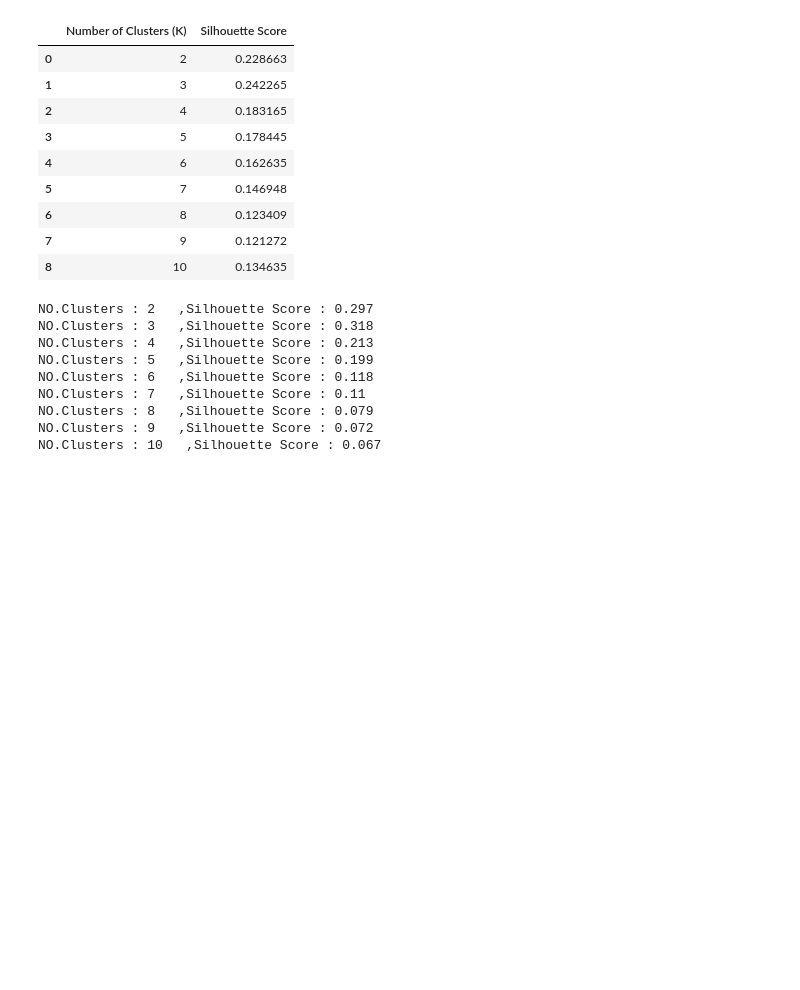
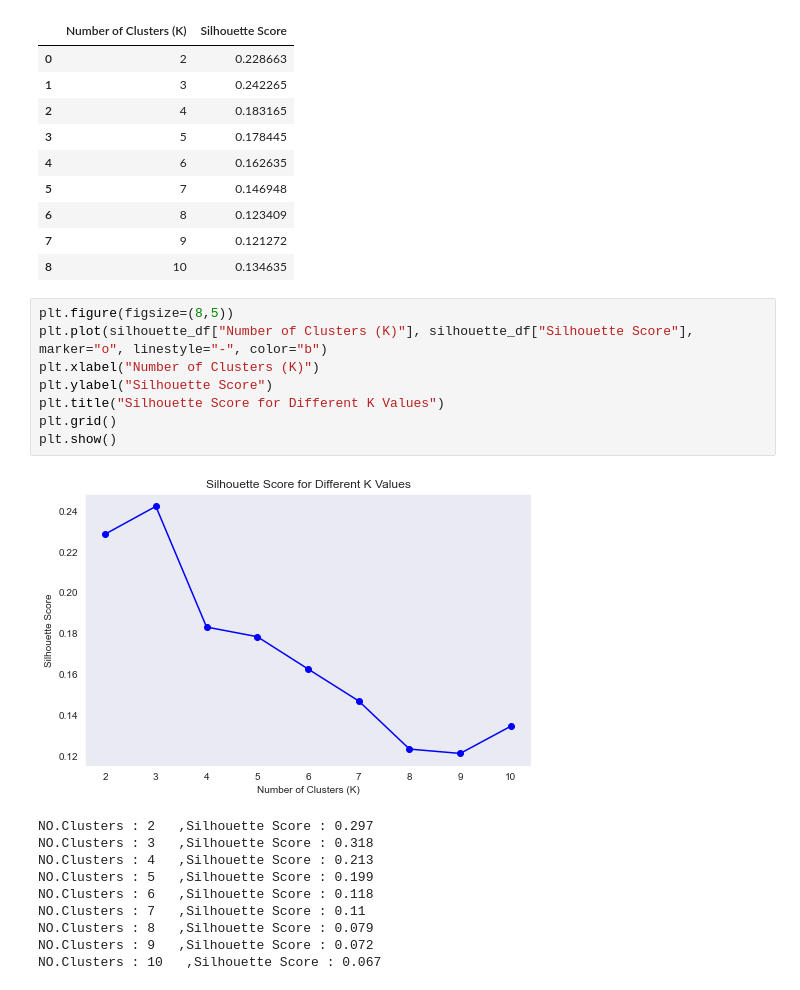
Before and after one commit to aminmk99/machine-learning-projects, a Jupyter notebook: College (KMeans)/college.ipynb, the cells around one changed output. Cells and saved outputs as stored; diff of their text form; blank space fills up the shorter version.

```diff
--- a/College (KMeans)/college.ipynb
+++ b/College (KMeans)/college.ipynb
@@ -398,6 +398,16 @@ silhouette_df
 | 6 | 8 | 0.123409 |
 | 7 | 9 | 0.121272 |
 | 8 | 10 | 0.134635 |
+# %%
+plt.figure(figsize=(8,5))
+plt.plot(silhouette_df["Number of Clusters (K)"], silhouette_df["Silhouette Score"], marker="o", linestyle="-", color="b")
+plt.xlabel("Number of Clusters (K)")
+plt.ylabel("Silhouette Score")
+plt.title("Silhouette Score for Different K Values")
+plt.grid()
+plt.show()
+# %% [output]
+[figure, added]
 # %%
 # %% [output]
 NO.Clusters : 2   ,Silhouette Score : 0.297
```
Also changed, not shown: parts of 1 cell of this notebook.
